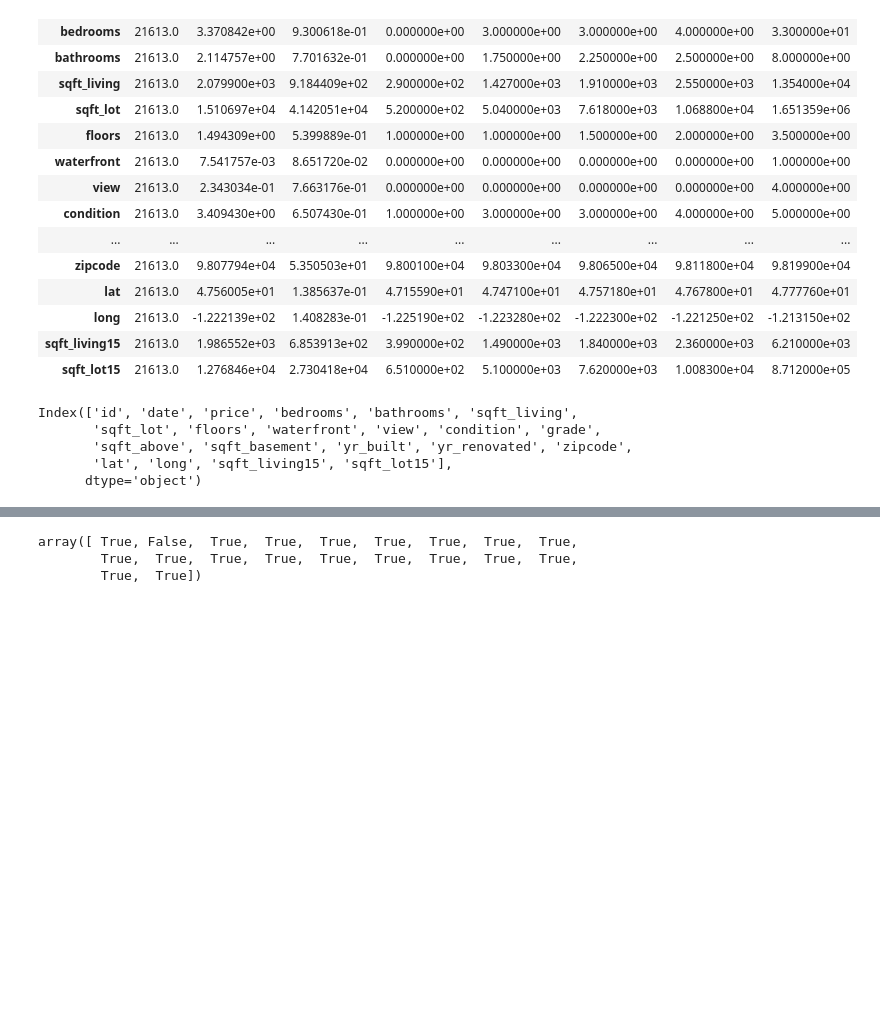
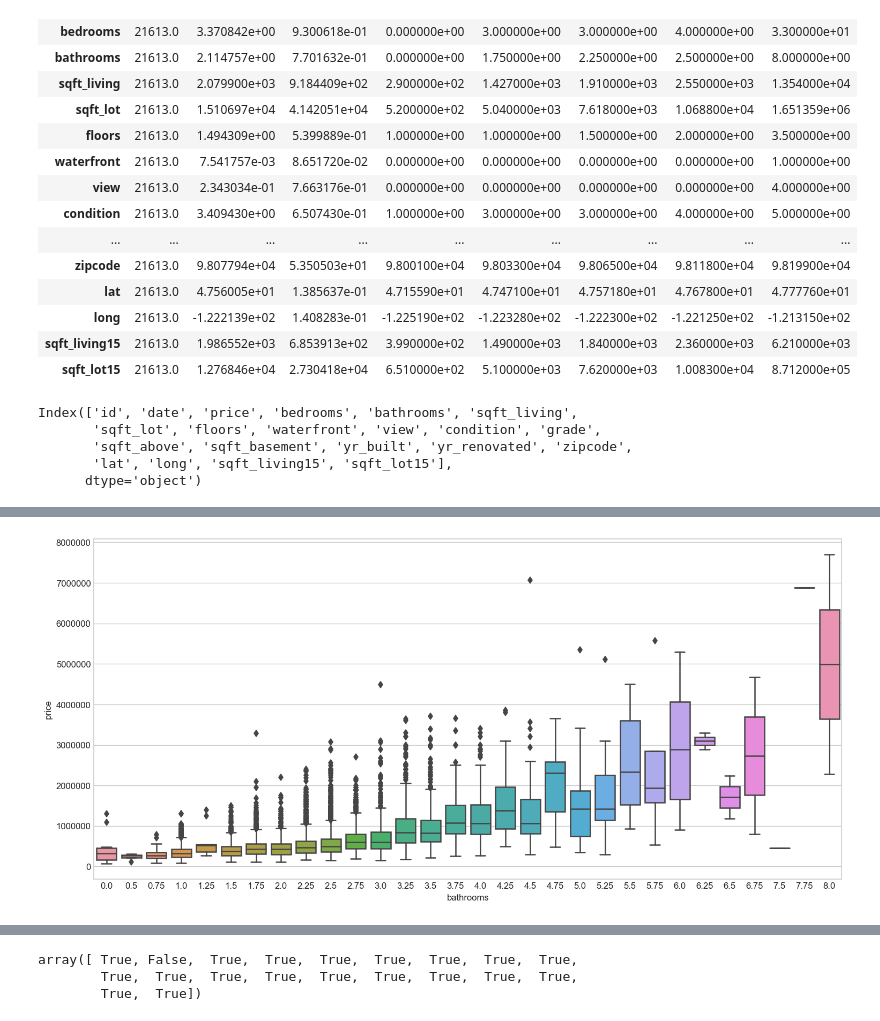
Before and after one commit to BharathC15/NielitChennai, a Jupyter notebook: python/projects/houseSales/basicHousePrice.ipynb, the cells around one changed output, grey strips where cells are left out. Saved outputs shown, nothing was run; the diff lists cells and outputs as text; code cells hidden in the pictures; blank space fills up the shorter version.

```diff
--- a/python/projects/houseSales/basicHousePrice.ipynb
+++ b/python/projects/houseSales/basicHousePrice.ipynb
@@ -65,0 +94,6 @@ Index(['id', 'date', 'price', 'bedrooms', 'bathrooms', 'sqft_living',
+# %%
+plt.figure(dpi=120,figsize=(15,7))
+sns.boxplot(x=data['bathrooms'],y=data['price'])
+plt.show()
+# %% [output]
+[figure, added]
```
Also changed, not shown: parts of 29 cells of this notebook, 1 other file.
